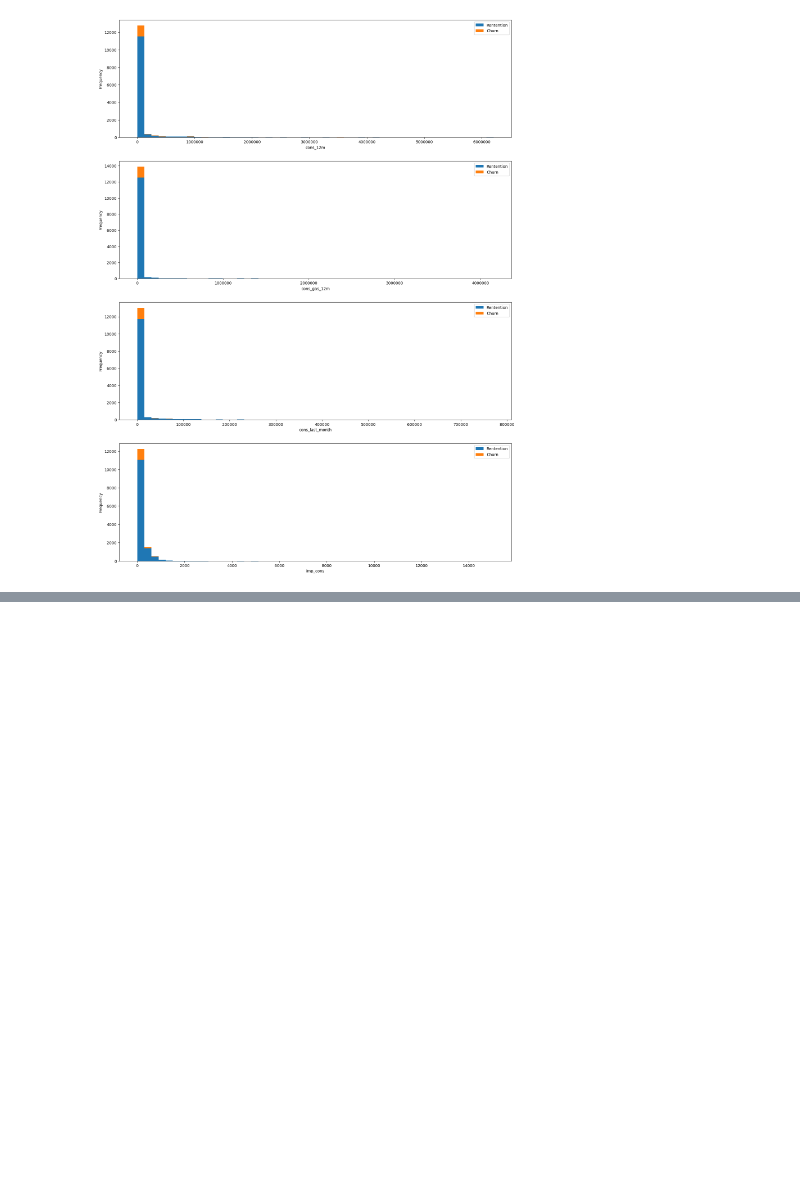
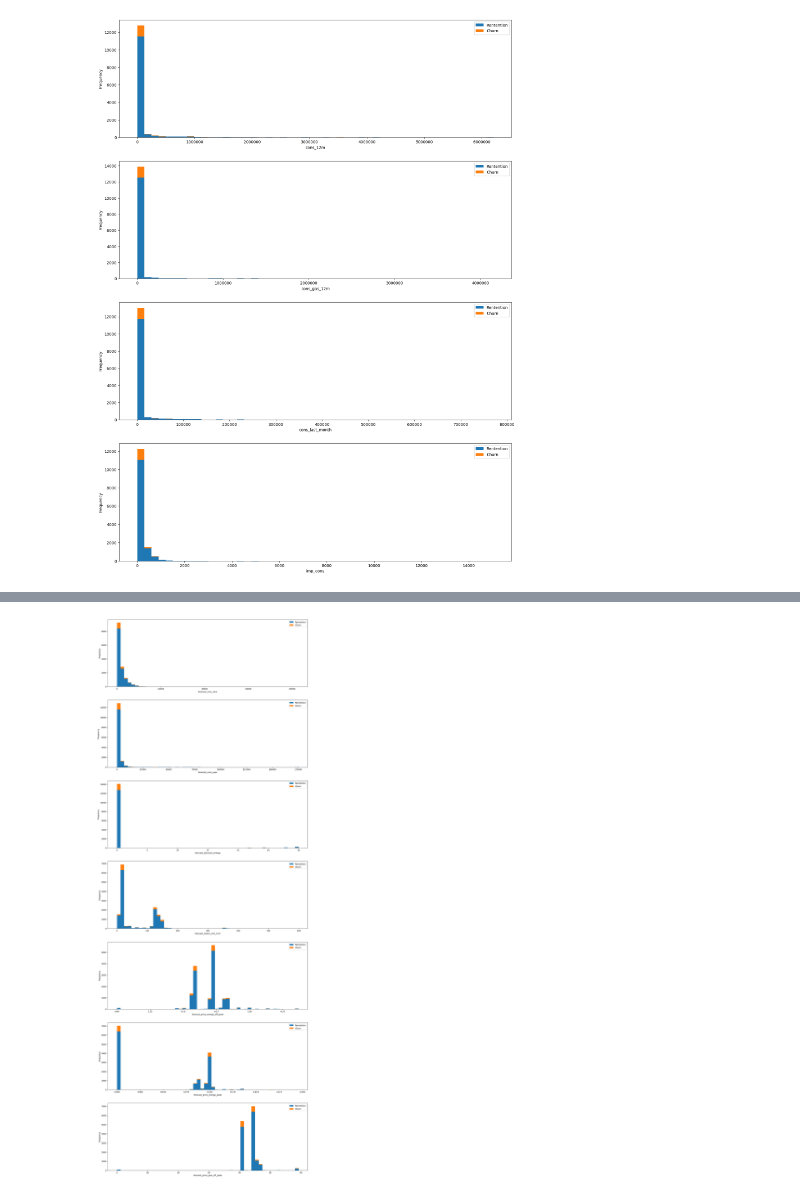
Before and after one commit to konyeinmg/BCG_virtual_intern, a Jupyter notebook: analysis.ipynb, the cells around one changed output, grey strips where cells are left out. Cells and saved outputs as stored; diff of their text form; code cells hidden in the pictures; blank space fills up the shorter version.

```diff
--- a/analysis.ipynb
+++ b/analysis.ipynb
@@ -293,0 +310,13 @@ plot_distribution(consumption, 'imp_cons', axs[3])
+# %%
+fig, axs = plt.subplots(nrows=7, figsize=(18,50))
+
+# Plot histogram
+plot_distribution(client_data, "forecast_cons_12m", axs[0])
+plot_distribution(client_data, "forecast_cons_year", axs[1])
+plot_distribution(client_data, "forecast_discount_energy", axs[2])
+plot_distribution(client_data, "forecast_meter_rent_12m", axs[3])
+plot_distribution(client_data, "forecast_price_energy_off_peak", axs[4])
+plot_distribution(client_data, "forecast_price_energy_peak", axs[5])
+plot_distribution(client_data, "forecast_price_pow_off_peak", axs[6])
+# %% [output]
+[figure, added]
```
Also changed, not shown: parts of 2 cells of this notebook.
